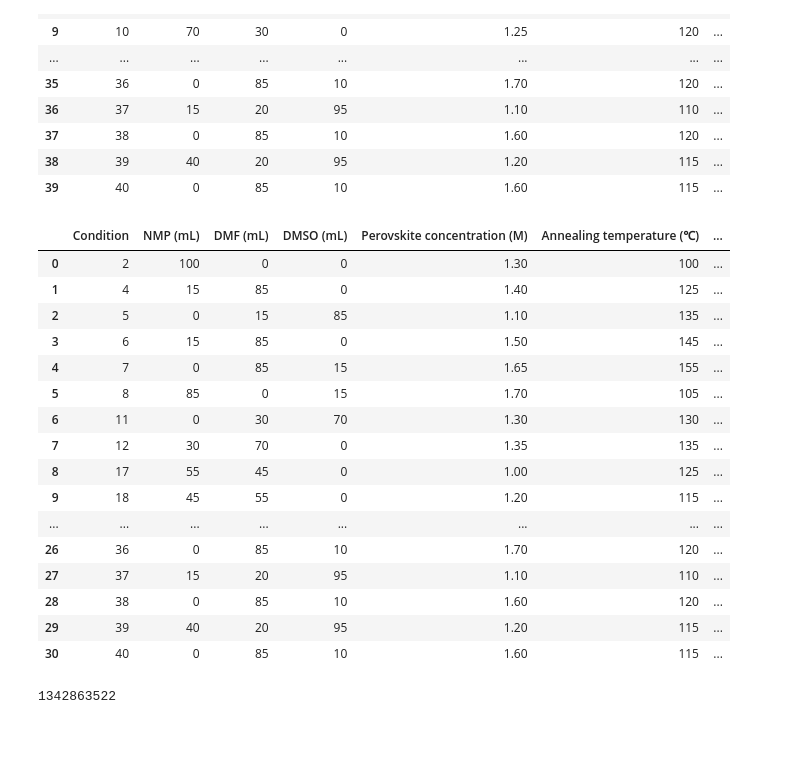
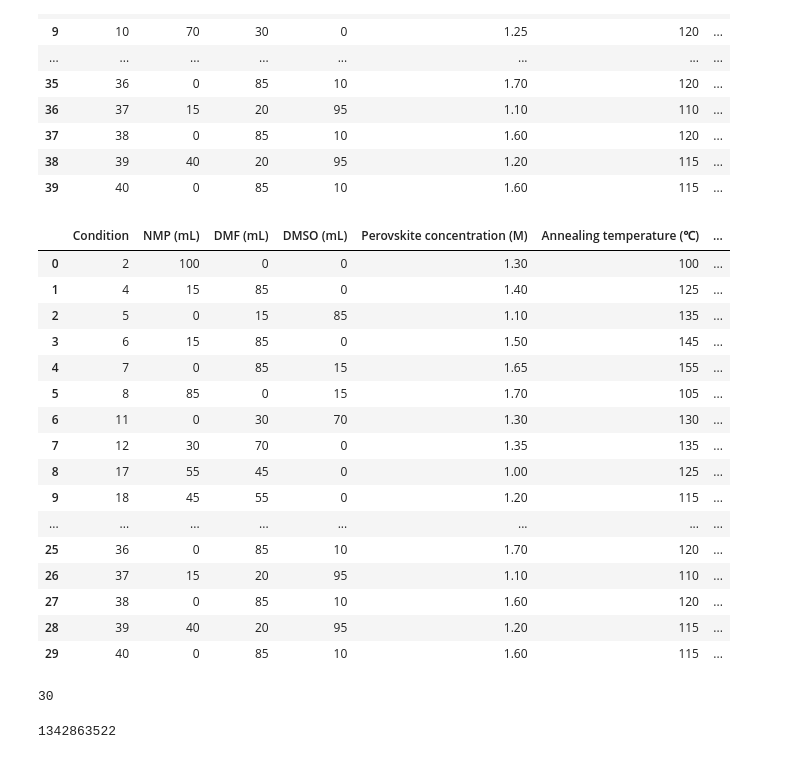
Before and after one commit to Boxue2023/Perovskite, a Jupyter notebook: batch2_new.ipynb, the cells around one changed output. Saved outputs shown, nothing was run; the diff lists cells and outputs as text; code cells hidden in the pictures.

```diff
--- a/batch2_new.ipynb
+++ b/batch2_new.ipynb
@@ -67,39 +67,43 @@ df_device = pd.concat([df_device1, df_device2], ignore_index = True)
 
 df_device.columns = ['Condition', 'NMP (mL)', 'DMF (mL)', 'DMSO (mL)',
                      'Perovskite concentration (M)', 'Annealing temperature (℃)',
                      'Vacuum Pressure (Pa)', 'Vacuum Pressure time (s)',
                      'Temperature (℃)', 'Humidity (%)', 'Voc(V)', 'FF(%)',
                      'Eff(%)', 'Jsc(mA/cm^2)']
 
 # Filter data based on success_conditions
-success_conditions = [2, 4, 5, 6, 7, 8, 11, 12, 17, 18] + list(range(20,41))
+success_conditions = [2, 4, 5, 6, 7, 8, 11, 12, 17, 18] + list(range(21,41))
 
 df_device = df_device.sort_values(by=list(df_device.iloc[:,[0,-1]].columns))
 df_device = df_device[df_device['Condition'].isin(success_conditions)]
 
 # take the mean of the measurements
 df_device = compute_group_means(df_device)
 
 # Display the DataFrame
 df_device
 # %% [output]
 |  | Condition | NMP (mL) | DMF (mL) | DMSO (mL) | Perovskite concentration (M) | Annealing temperature (℃) | ... |
 | 0 | 2 | 100 | 0 | 0 | 1.30 | 100 | ... |
 | 1 | 4 | 15 | 85 | 0 | 1.40 | 125 | ... |
 | 2 | 5 | 0 | 15 | 85 | 1.10 | 135 | ... |
 | 3 | 6 | 15 | 85 | 0 | 1.50 | 145 | ... |
 | 4 | 7 | 0 | 85 | 15 | 1.65 | 155 | ... |
 | 5 | 8 | 85 | 0 | 15 | 1.70 | 105 | ... |
 | 6 | 11 | 0 | 30 | 70 | 1.30 | 130 | ... |
 | 7 | 12 | 30 | 70 | 0 | 1.35 | 135 | ... |
 | 8 | 17 | 55 | 45 | 0 | 1.00 | 125 | ... |
 | 9 | 18 | 45 | 55 | 0 | 1.20 | 115 | ... |
 | ... | ... | ... | ... | ... | ... | ... | ... |
-| 26 | 36 | 0 | 85 | 10 | 1.70 | 120 | ... |
-| 27 | 37 | 15 | 20 | 95 | 1.10 | 110 | ... |
-| 28 | 38 | 0 | 85 | 10 | 1.60 | 120 | ... |
-| 29 | 39 | 40 | 20 | 95 | 1.20 | 115 | ... |
-| 30 | 40 | 0 | 85 | 10 | 1.60 | 115 | ... |
+| 25 | 36 | 0 | 85 | 10 | 1.70 | 120 | ... |
+| 26 | 37 | 15 | 20 | 95 | 1.10 | 110 | ... |
+| 27 | 38 | 0 | 85 | 10 | 1.60 | 120 | ... |
+| 28 | 39 | 40 | 20 | 95 | 1.20 | 115 | ... |
+| 29 | 40 | 0 | 85 | 10 | 1.60 | 115 | ... |
+# %%
+print(len(df_device))
+# %% [output]
+30
 # %%
 # Load the dataset
 df_previous = pd.read_excel("./preliminary_data.xlsx")
```
Also changed, not shown: parts of 6 cells of this notebook, 2 other files.
